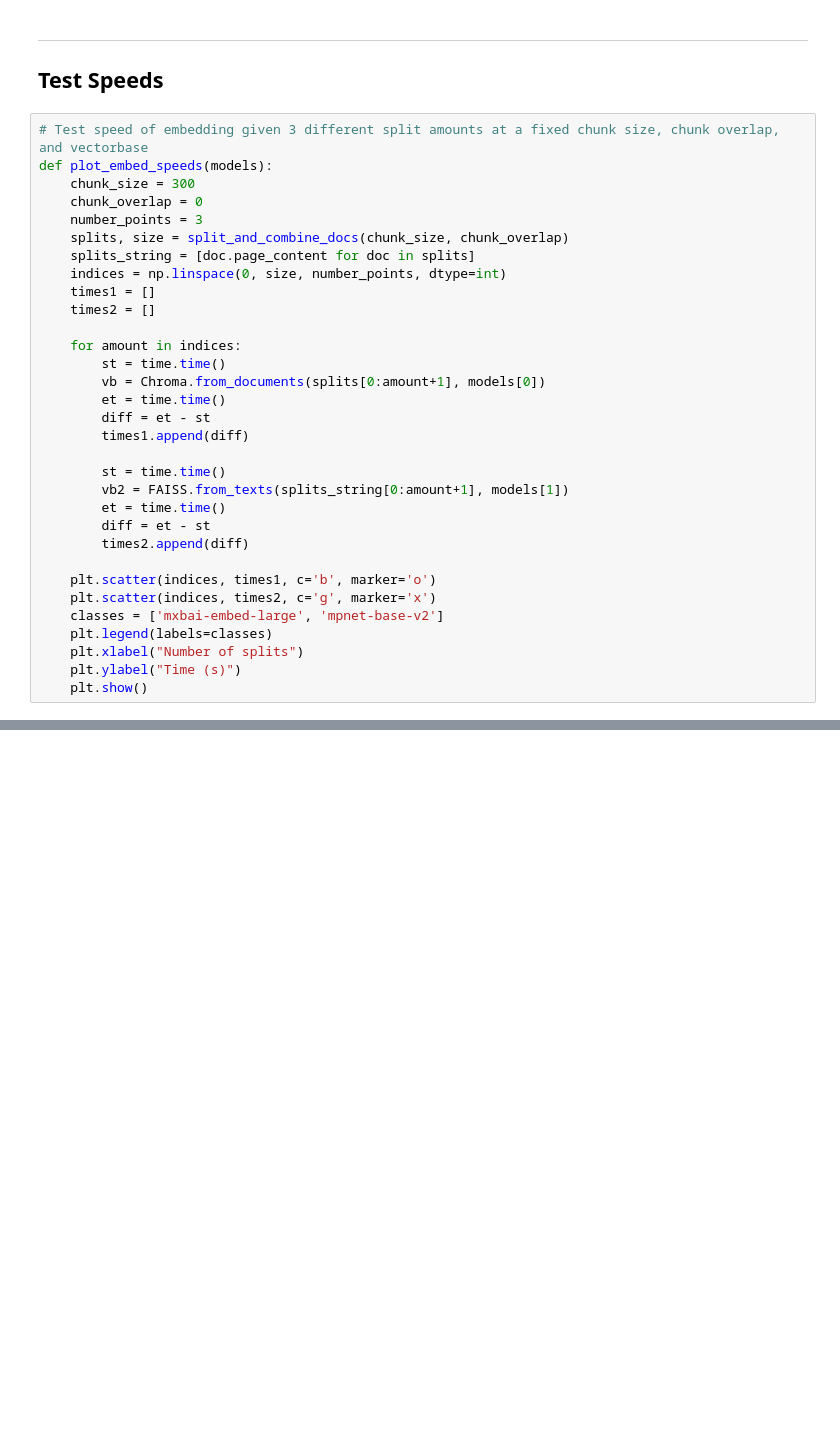
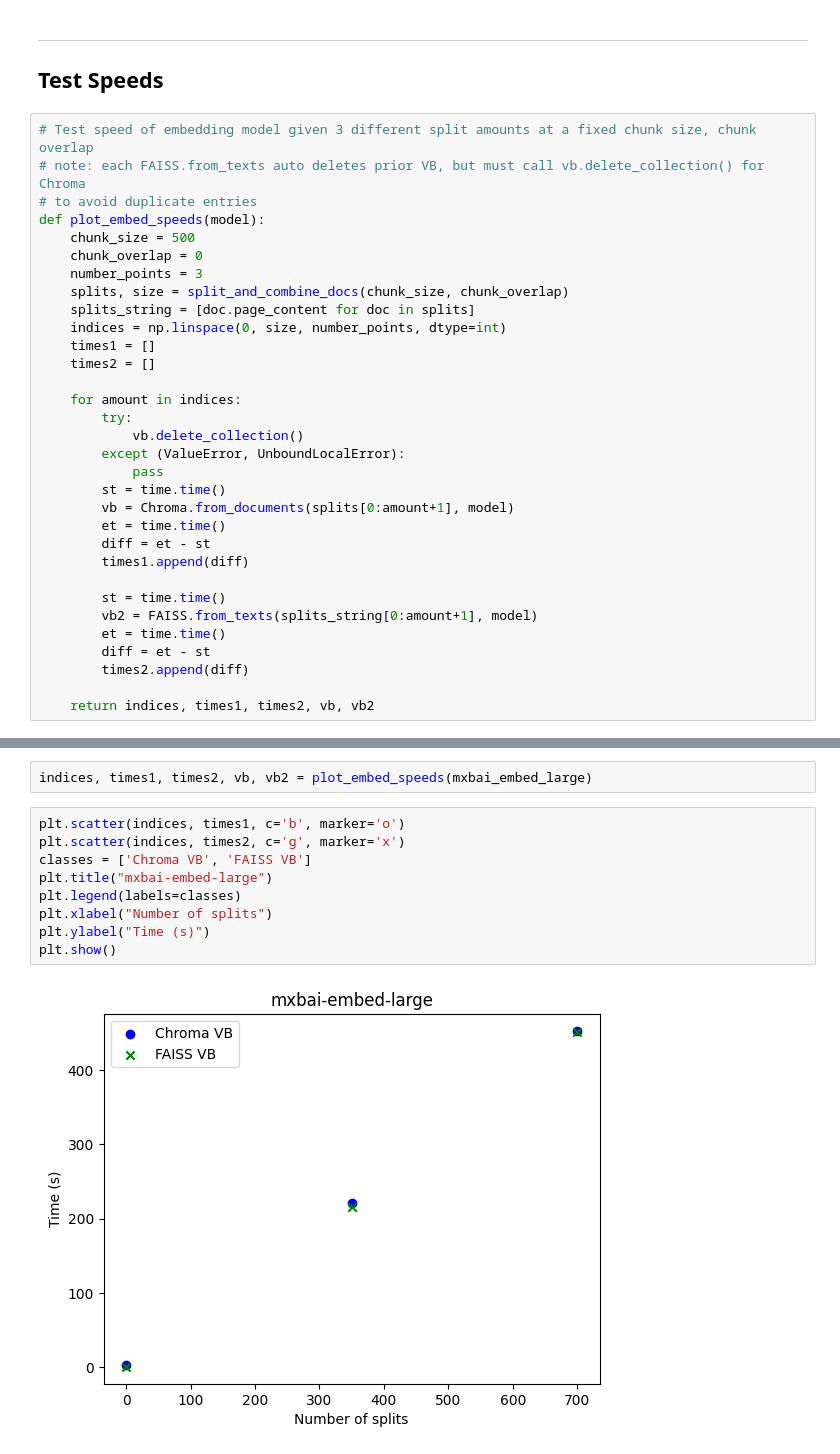
Before and after one commit to waggle-sensor/summer2024, a Jupyter notebook: aldo/rag/langchain-3.ipynb, the cells around one changed output, grey strips where cells are left out. Cells and saved outputs as stored; diff of their text form; blank space fills up the shorter version.

Commit message:
Generation tests

```diff
--- a/aldo/rag/langchain-3.ipynb
+++ b/aldo/rag/langchain-3.ipynb
@@ -180,9 +181,11 @@ mpnet_base_v2 = HuggingFaceEmbeddings(
 
 ## Test Speeds
 # %%
-# Test speed of embedding given 3 different split amounts at a fixed chunk size, chunk overlap, and vectorbase
-def plot_embed_speeds(models):
-    chunk_size = 300
+# Test speed of embedding model given 3 different split amounts at a fixed chunk size, chunk overlap
+# note: each FAISS.from_texts auto deletes prior VB, but must call vb.delete_collection() for Chroma
+# to avoid duplicate entries
+def plot_embed_speeds(model):
+    chunk_size = 500
     chunk_overlap = 0
     number_points = 3
     splits, size = split_and_combine_docs(chunk_size, chunk_overlap)
@@ -192,22 +195,20 @@ def plot_embed_speeds(models):
     times2 = []
 
     for amount in indices:
+        try:
+            vb.delete_collection()
+        except (ValueError, UnboundLocalError):
+            pass
         st = time.time()
-        vb = Chroma.from_documents(splits[0:amount+1], models[0])
+        vb = Chroma.from_documents(splits[0:amount+1], model)
         et = time.time()
         diff = et - st
         times1.append(diff)
 
         st = time.time()
-        vb2 = FAISS.from_texts(splits_string[0:amount+1], models[1])
+        vb2 = FAISS.from_texts(splits_string[0:amount+1], model)
         et = time.time()
         diff = et - st
         times2.append(diff)
 
-    plt.scatter(indices, times1, c='b', marker='o')
-    plt.scatter(indices, times2, c='g', marker='x')
-    classes = ['mxbai-embed-large', 'mpnet-base-v2']
-    plt.legend(labels=classes)
-    plt.xlabel("Number of splits")
-    plt.ylabel("Time (s)")
-    plt.show()
+    return indices, times1, times2, vb, vb2
@@ -217,0 +240,13 @@ plot_embed_speeds([mxbai_embed_large, mpnet_base_v2])
+# %%
+indices, times1, times2, vb, vb2 = plot_embed_speeds(mxbai_embed_large)
+# %%
+plt.scatter(indices, times1, c='b', marker='o')
+plt.scatter(indices, times2, c='g', marker='x')
+classes = ['Chroma VB', 'FAISS VB']
+plt.title("mxbai-embed-large")
+plt.legend(labels=classes)
+plt.xlabel("Number of splits")
+plt.ylabel("Time (s)")
+plt.show()
+# %% [output]
+[figure, added]
```
Also changed, not shown: parts of 21 cells of this notebook.
